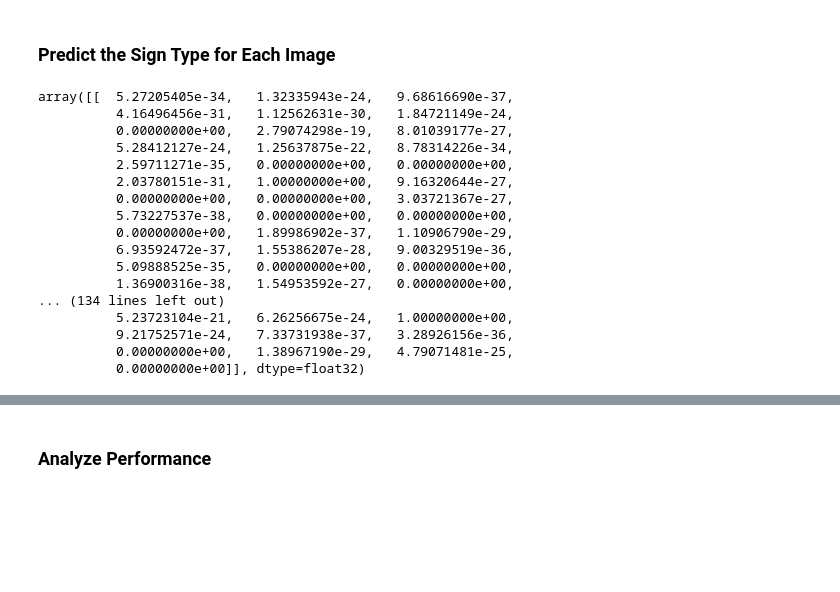
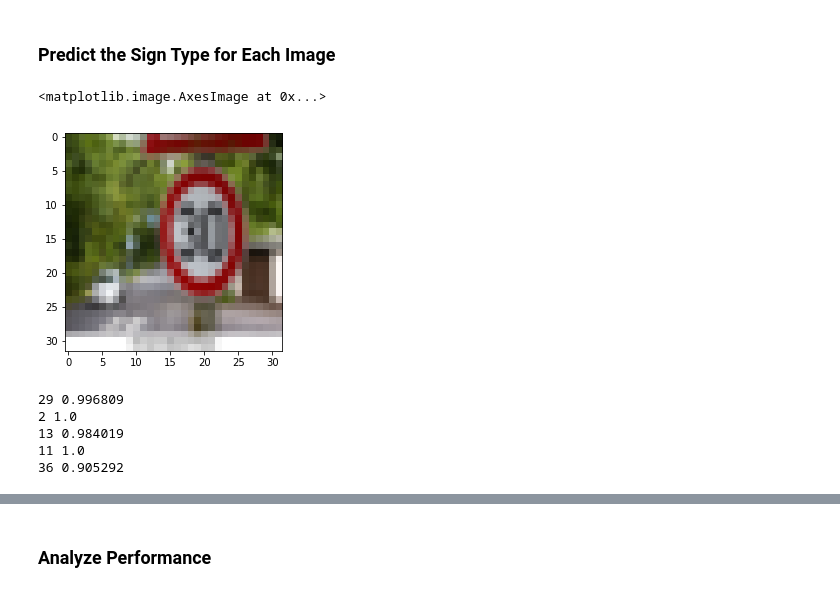
Before and after one commit to WarrenGreen/Udacity-SDC-Traffic-Sign-Recognition, a Jupyter notebook: Traffic_Sign_Classifier.ipynb, the cells around one changed output, grey strips where cells are left out. Saved outputs shown, nothing was run; the diff lists cells and outputs as text; code cells hidden in the pictures; blank space fills up the shorter version.

Commit message:
add pdf and test images

```diff
--- a/Traffic_Sign_Classifier.ipynb
+++ b/Traffic_Sign_Classifier.ipynb
@@ -287,3 +266,28 @@ plt.imshow(X_test[0])
+# %%
+from scipy import misc
+import numpy as np
+
+imgs = []
+img = misc.imread("1.jpg")
+img = misc.imresize(img, (32, 32, 3))
+imgs.append(img)
+img = misc.imread("2.jpg")
+img = misc.imresize(img, (32, 32, 3))
+imgs.append(img)
+img = misc.imread("3.jpg")
+img = misc.imresize(img, (32, 32, 3))
+imgs.append(img)
+img = misc.imread("4.jpg")
+img = misc.imresize(img, (32, 32, 3))
+imgs.append(img)
+img = misc.imread("5.jpg")
+img = misc.imresize(img, (32, 32, 3))
+imgs.append(img)
+# %%
+plt.imshow(imgs[0])
+# %% [output]
+<matplotlib.image.AxesImage at 0x...>
+[figure, added]
 # %%
 ### Run the predictions here and use the model to output the prediction for each image.
 ### Make sure to pre-process the images with the same pre-processing pipeline used earlier.
@@ -293,20 +297,16 @@ predictions = model.predict(X_test)
-# %%
-predictions[:10]
-# %% [output]
-array([[  5.27205405e-34,   1.32335943e-24,   9.68616690e-37,
-          4.16496456e-31,   1.12562631e-30,   1.84721149e-24,
-          0.00000000e+00,   2.79074298e-19,   8.01039177e-27,
-          5.28412127e-24,   1.25637875e-22,   8.78314226e-34,
-          2.59711271e-35,   0.00000000e+00,   0.00000000e+00,
-          2.03780151e-31,   1.00000000e+00,   9.16320644e-27,
-          0.00000000e+00,   0.00000000e+00,   3.03721367e-27,
-          5.73227537e-38,   0.00000000e+00,   0.00000000e+00,
-          0.00000000e+00,   1.89986902e-37,   1.10906790e-29,
-          6.93592472e-37,   1.55386207e-28,   9.00329519e-36,
-          5.09888525e-35,   0.00000000e+00,   0.00000000e+00,
-          1.36900316e-38,   1.54953592e-27,   0.00000000e+00,
-... (134 lines left out)
-          5.23723104e-21,   6.26256675e-24,   1.00000000e+00,
-          9.21752571e-24,   7.33731938e-37,   3.28926156e-36,
-          0.00000000e+00,   1.38967190e-29,   4.79071481e-25,
-          0.00000000e+00]], dtype=float32)
+# %%
+for j in range(len(predictions)):
+    maxInd = 0
+    maxVal = -1
+    for i in range(len(predictions[j])):
+        if predictions[j][i] > maxVal:
+            maxVal = predictions[j][i]
+            maxInd = i
+
+    print(maxInd, maxVal)
+# %% [output]
+29 0.996809
+2 1.0
+13 0.984019
+11 1.0
+36 0.905292
```
Also changed, not shown: parts of 20 cells of this notebook, 7 other files.
